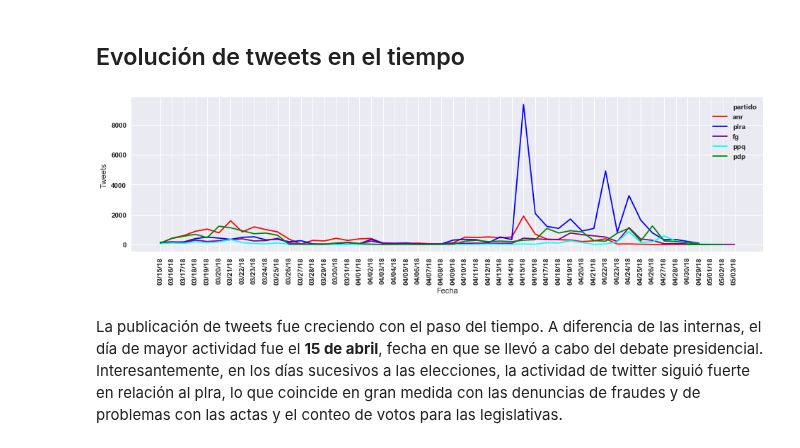
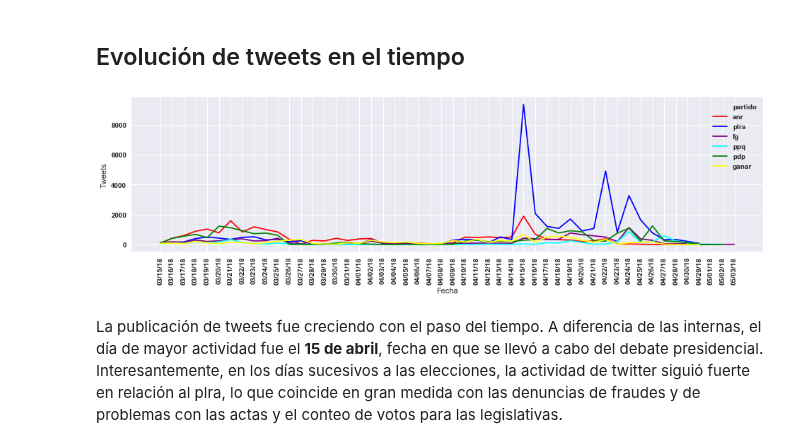
Before and after one commit to ParticipaPY/politic-bots, a Jupyter notebook: reports/notebooks/bots_politicos_generales_2018.ipynb, the cells around one changed output. Cells and saved outputs as stored; diff of their text form; code cells hidden in the pictures.

```diff
--- a/reports/notebooks/bots_politicos_generales_2018.ipynb
+++ b/reports/notebooks/bots_politicos_generales_2018.ipynb
@@ -504,6 +570,7 @@ tw_by_date_unace = db.get_tweets_by_date(**{'partido':'unace'})
 tw_by_date_pen = db.get_tweets_by_date(**{'partido':'pen'})
 tw_by_date_pmas = db.get_tweets_by_date(**{'partido':'pmas'})
 tw_by_date_avancemos = db.get_tweets_by_date(**{'partido':'avancemos'})
+tw_by_date_ganar = db.get_tweets_by_date(**{'partido':'ganar'})
 # %%
 # convert list to pandas' dataframe
 tweets_por_fecha = pd.DataFrame(tw_by_date_anr)
@@ -512,23 +579,25 @@ tweets_por_fecha = tweets_por_fecha.append(pd.DataFrame(tw_by_date_fg))
 tweets_por_fecha = tweets_por_fecha.append(pd.DataFrame(tw_by_date_ppq))
 # tweets_por_fecha = tweets_por_fecha.append(pd.DataFrame(tw_by_date_hagamos))
 tweets_por_fecha = tweets_por_fecha.append(pd.DataFrame(tw_by_date_pdp))
+tweets_por_fecha = tweets_por_fecha.append(pd.DataFrame(tw_by_date_ganar))
 # tweets_por_fecha = tweets_por_fecha.append(pd.DataFrame(tw_by_date_cruzada))
 # tweets_por_fecha = tweets_por_fecha.append(pd.DataFrame(tw_by_date_unace))
 #tweets_por_fecha = tweets_por_fecha.append(pd.DataFrame(tw_by_date_pen))
 #tweets_por_fecha = tweets_por_fecha.append(pd.DataFrame(tw_by_date_pmas))
 # tweets_por_fecha = tweets_por_fecha.append(pd.DataFrame(tw_by_date_avancemos))
+tweets_por_fecha.to_csv('/Users/cdparra/Projects/participa/politic-bots/datasets/tweets_por_fecha.csv')
 # %%
 # draw and show the figure
 # set figure size
 plt.figure(figsize=(16,4))
 sns.set_color_codes("dark")
-fig = sns.lineplot(x='_id', y='count', data=tweets_por_fecha, palette=["red", "blue", "purple", "cyan", "green"], hue="partido")
+fig = sns.lineplot(x='_id', y='count', data=tweets_por_fecha, palette=["red", "blue", "purple", "cyan", "green", "yellow"], hue="partido")
 fig.set(xlabel='Fecha', ylabel='Tweets')
 for item in fig.get_xticklabels():
     item.set_rotation(90)
 plt.show()
 # %% [output]
-[figure, old version]
+[figure, new version]
 # %% [markdown]
 La publicación de tweets fue creciendo con el paso del tiempo. A diferencia de las internas, el día de mayor actividad fue el **15 de abril**, fecha en que se llevó a cabo del debate presidencial. Interesantemente, en los días sucesivos a las elecciones, la actividad de twitter siguió fuerte en relación al plra, lo que coincide en gran medida con las denuncias de fraudes y de problemas con las actas y el conteo de votos para las legislativas.
 # %% [markdown]
```
Also changed, not shown: parts of 34 cells of this notebook, 1 other file.
